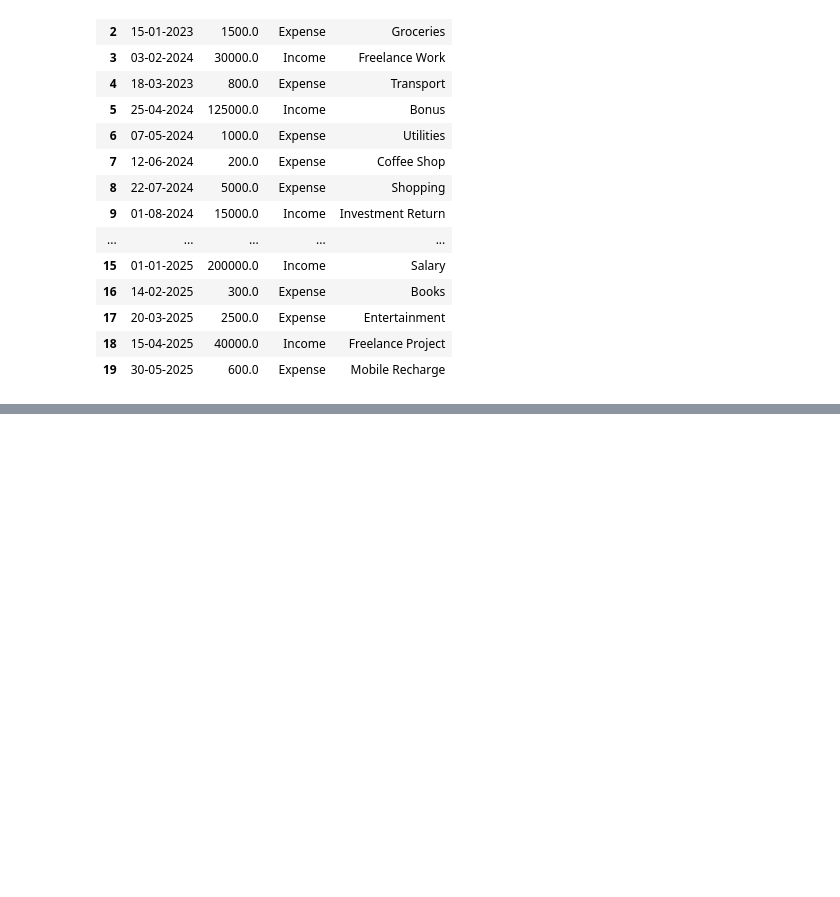
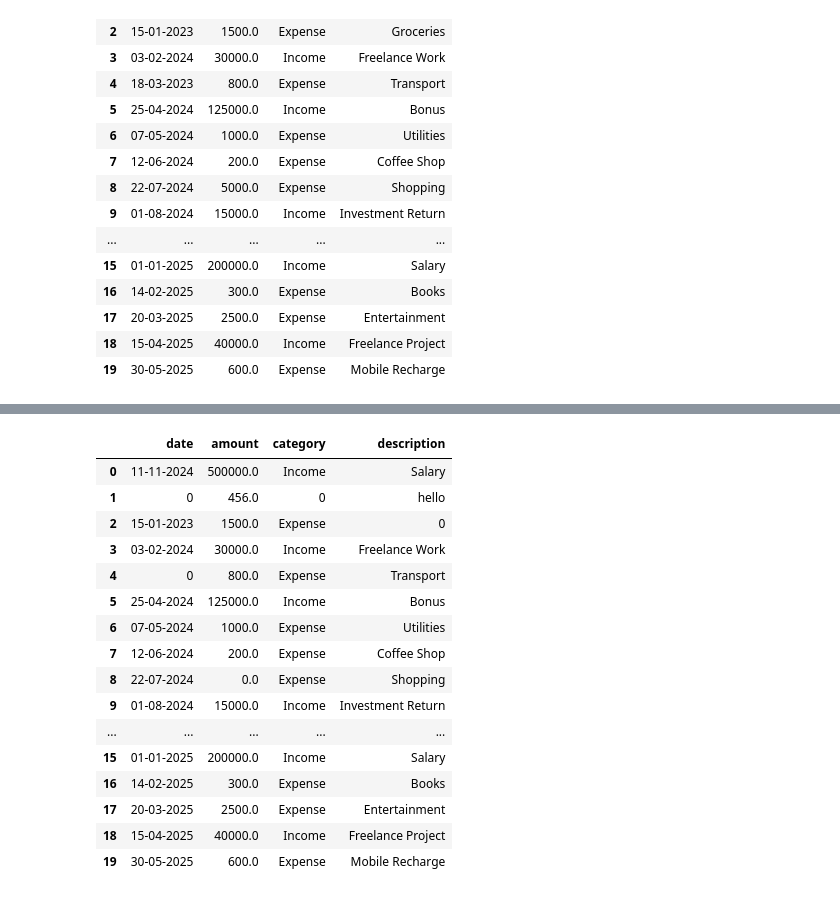
Before and after one commit to satvikpathak/Python, a Jupyter notebook: jupyter_notebook/sample.ipynb, the cells around one changed output, grey strips where cells are left out. Cells and saved outputs as stored; diff of their text form; code cells hidden in the pictures; blank space fills up the shorter version.

```diff
--- a/jupyter_notebook/sample.ipynb
+++ b/jupyter_notebook/sample.ipynb
@@ -73,0 +176,2 @@ df
+# %%
+df2 = pd.read_csv("../fd2.csv")
@@ -73,0 +206,20 @@ df
+# %%
+df2.fillna(0)
+# %% [output]
+|  | date | amount | category | description |
+| 0 | 11-11-2024 | 500000.0 | Income | Salary |
+| 1 | 0 | 456.0 | 0 | hello |
+| 2 | 15-01-2023 | 1500.0 | Expense | 0 |
+| 3 | 03-02-2024 | 30000.0 | Income | Freelance Work |
+| 4 | 0 | 800.0 | Expense | Transport |
+| 5 | 25-04-2024 | 125000.0 | Income | Bonus |
+| 6 | 07-05-2024 | 1000.0 | Expense | Utilities |
+| 7 | 12-06-2024 | 200.0 | Expense | Coffee Shop |
+| 8 | 22-07-2024 | 0.0 | Expense | Shopping |
+| 9 | 01-08-2024 | 15000.0 | Income | Investment Return |
+| ... | ... | ... | ... | ... |
+| 15 | 01-01-2025 | 200000.0 | Income | Salary |
+| 16 | 14-02-2025 | 300.0 | Expense | Books |
+| 17 | 20-03-2025 | 2500.0 | Expense | Entertainment |
+| 18 | 15-04-2025 | 40000.0 | Income | Freelance Project |
+| 19 | 30-05-2025 | 600.0 | Expense | Mobile Recharge |
```
Also changed, not shown: parts of 14 cells of this notebook, 1 other file.
